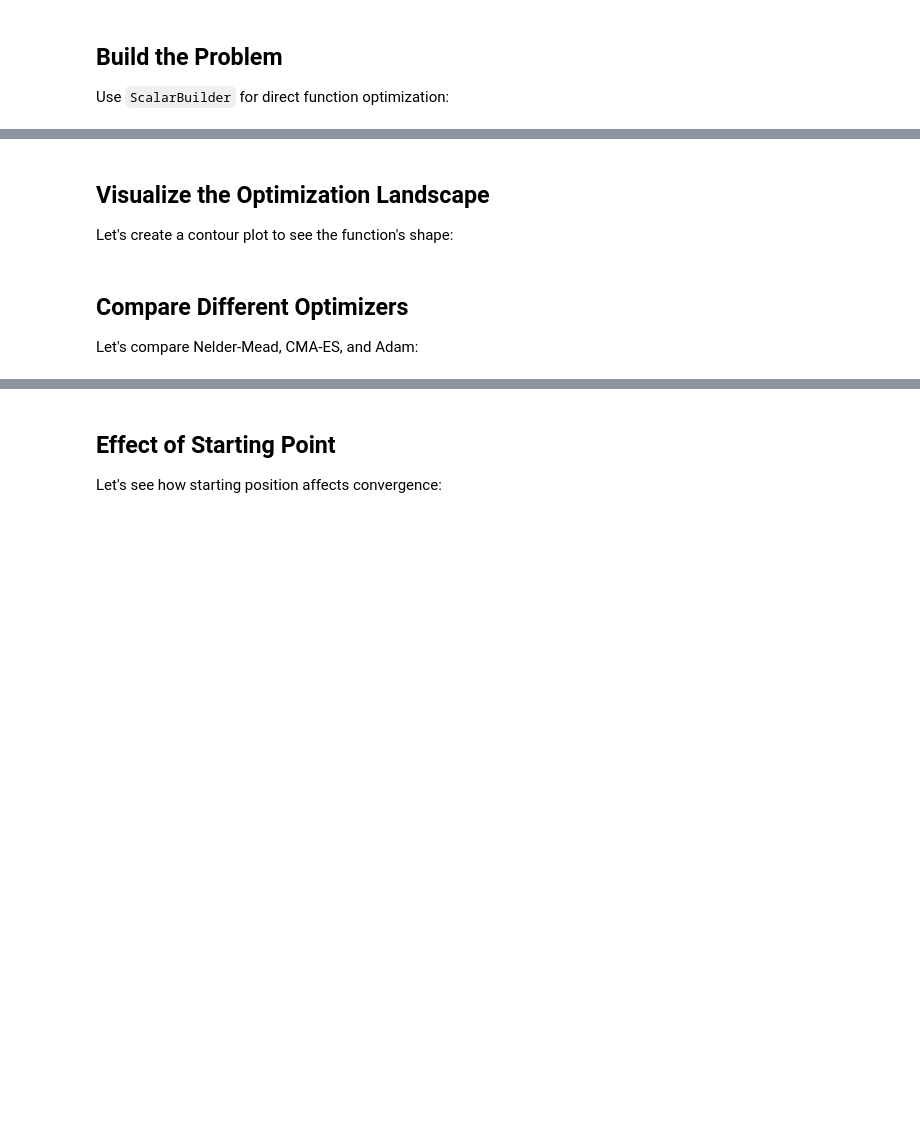
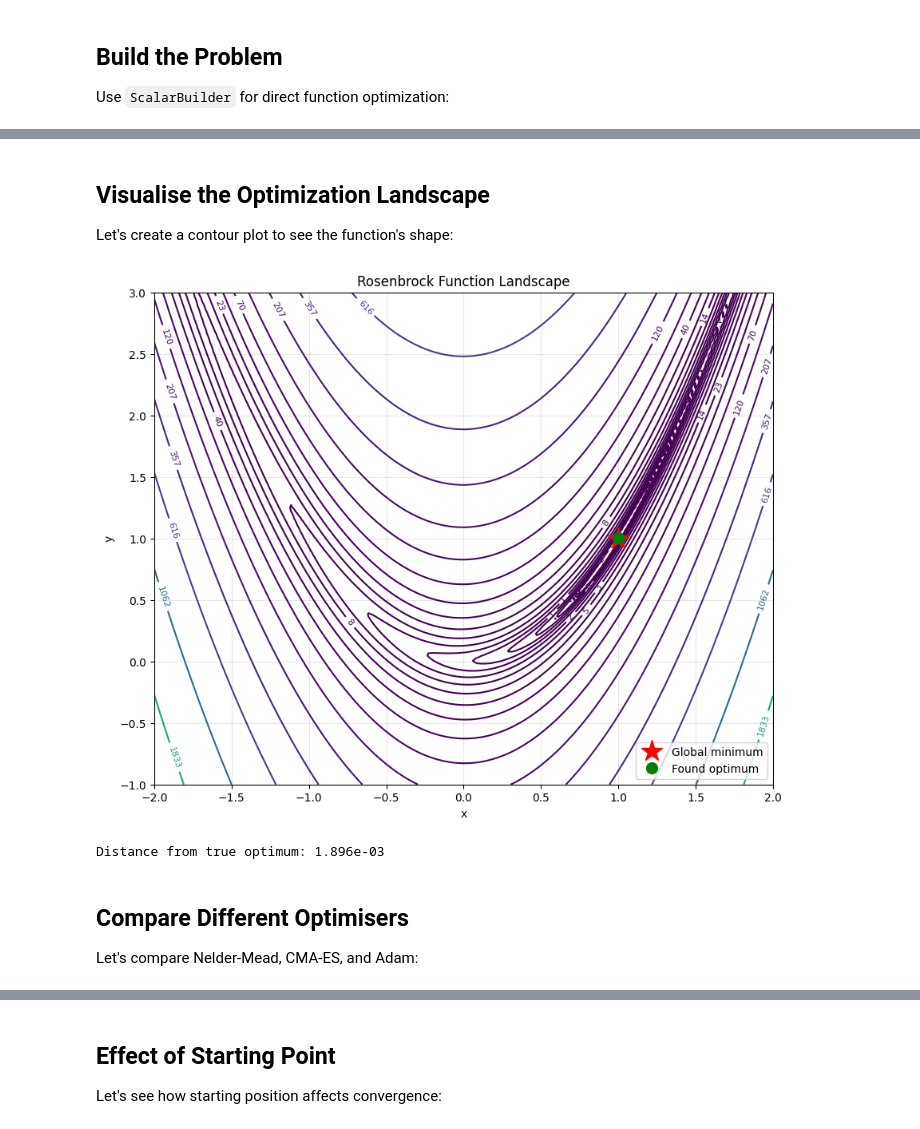
Before and after one commit to BradyPlanden/diffid, a Jupyter notebook: docs/tutorials/notebooks/01_optimization_basics.ipynb, the cells around one changed output, grey strips where cells are left out. Drawn from its saved outputs; the diff is of its cells as text; code cells hidden in the pictures; blank space fills up the shorter version.

```diff
--- a/docs/tutorials/notebooks/01_optimization_basics.ipynb
+++ b/docs/tutorials/notebooks/01_optimization_basics.ipynb
@@ -38,7 +28,7 @@ In Chronopt, objective functions must:
 2. Return a NumPy array as output (even for scalar values)
 # %%
 def rosenbrock(x):
-    """The Rosenbrock function - a classic optimization test problem."""
+    """The Rosenbrock function."""
     value = (1 - x[0]) ** 2 + 100 * (x[1] - x[0] ** 2) ** 2
     return np.array([value], dtype=float)
 # %% [markdown]
@@ -49,8 +39,8 @@ Use `ScalarBuilder` for direct function optimization:
 builder = (
     chron.ScalarBuilder()
     .with_callable(rosenbrock)
-    .with_parameter("x", 1.0)  # Initial guess
-    .with_parameter("y", 1.0)  # Initial guess
+    .with_parameter("x", 10.0)  # Initial guess
+    .with_parameter("y", 10.0)  # Initial guess
 )
 problem = builder.build()
 
@@ -63,5 +57,5 @@ The `optimise()` method uses Nelder-Mead by default:
 # %%
-result = problem.optimise(initial=[10.0, 10.0])
+result = problem.optimise()  # Uses initial guesses provided
 
 print("\n" + "=" * 50)
 print("OPTIMIZATION RESULTS")
@@ -75,24 +79,28 @@ print(f"Message: {result.message}")
 # %% [markdown]
-## Visualize the Optimization Landscape
+## Visualise the Optimization Landscape
 
 Let's create a contour plot to see the function's shape:
 # %%
 # Create contour plot
-fig, ax = plot_contour_2d(
+fig, ax = contour_2d(
     rosenbrock,
     xlim=(-2, 2),
     ylim=(-1, 3),
     levels=np.logspace(-1, 3.5, 20),
     optimum=(1.0, 1.0),
     found=(result.x[0], result.x[1]),
     title="Rosenbrock Function Landscape",
+    show=False,
 )
 
 plt.show()
 
 print(f"Distance from true optimum: {np.linalg.norm(result.x - [1.0, 1.0]):.3e}")
+# %% [output]
+[figure, added]
+Distance from true optimum: 1.896e-03
 # %% [markdown]
-## Compare Different Optimizers
+## Compare Different Optimisers
 
 Let's compare Nelder-Mead, CMA-ES, and Adam:
 # %%
```
Also changed, not shown: parts of 12 cells of this notebook, 13 other files.
